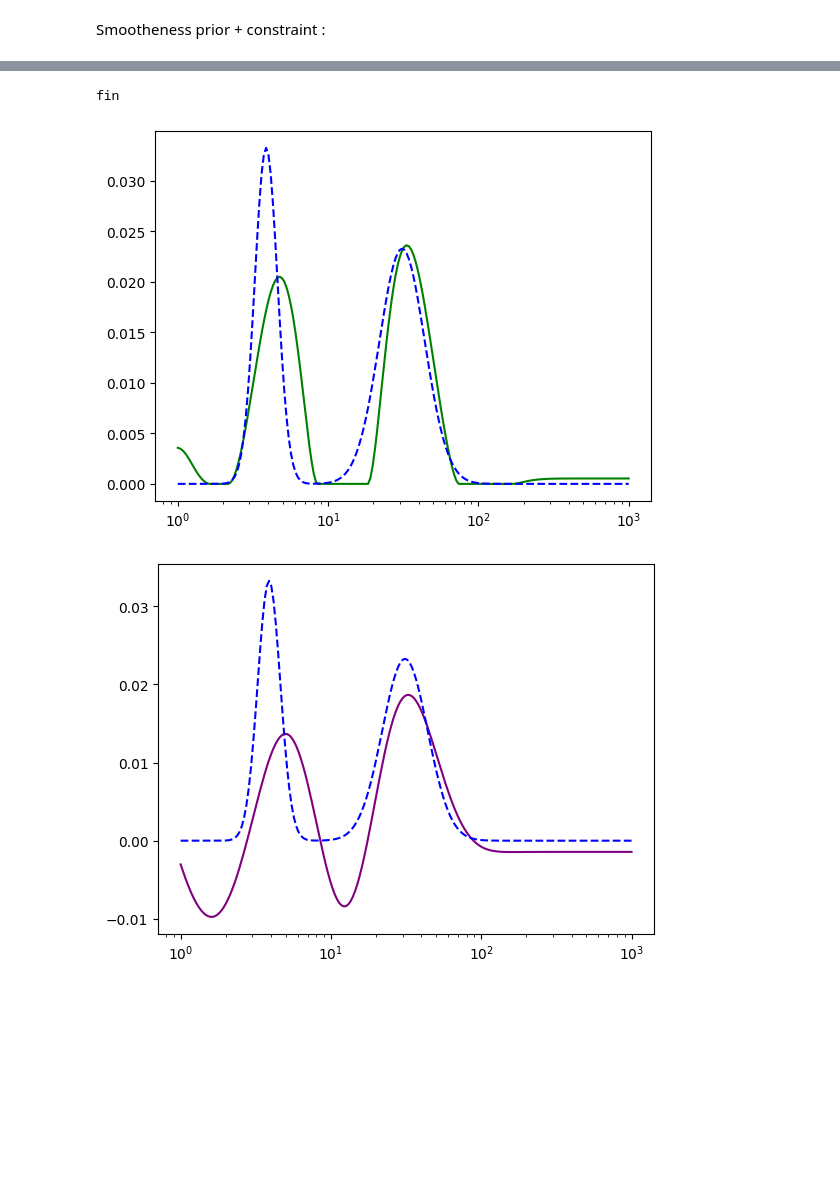
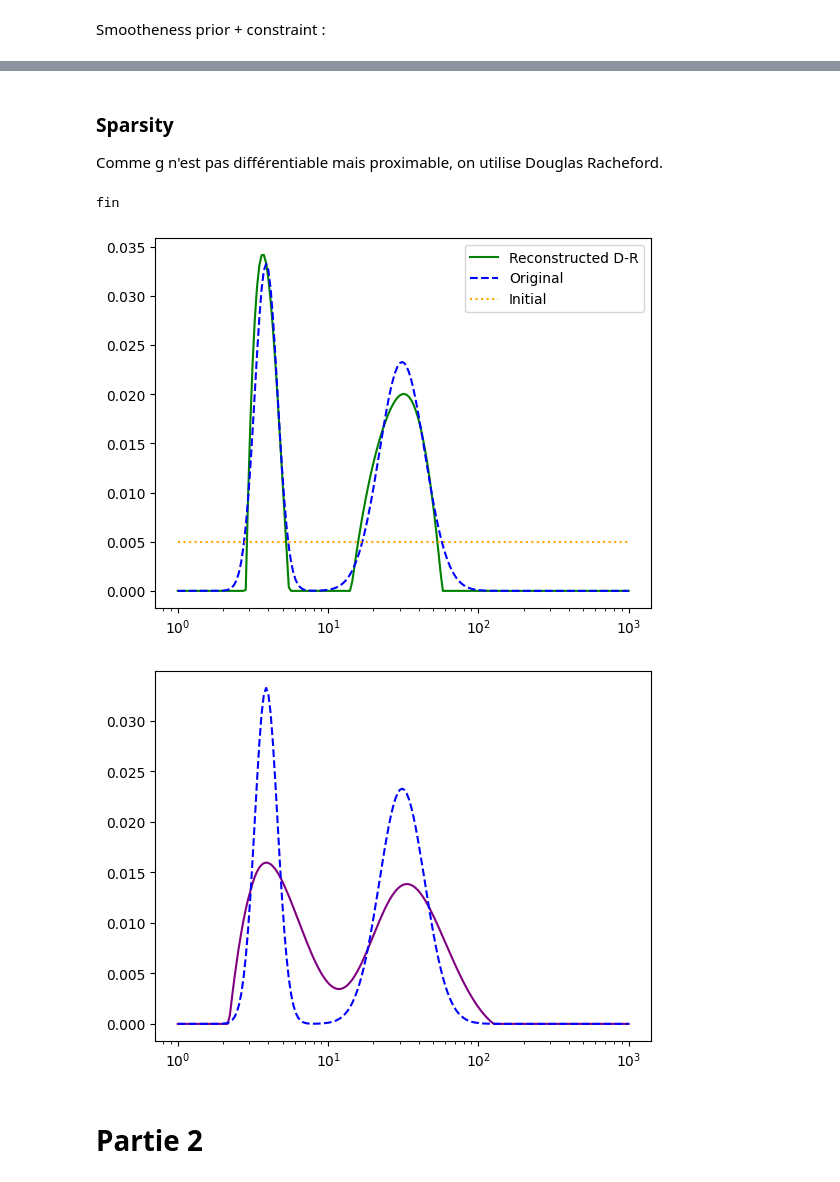
Before and after one commit to agathM/TPLSD, a Jupyter notebook: main.ipynb, the cells around one changed output, grey strips where cells are left out. Saved outputs shown, nothing was run; the diff lists cells and outputs as text; code cells hidden in the pictures; blank space fills up the shorter version.

```diff
--- a/main.ipynb
+++ b/main.ipynb
@@ -3,7 +5,7 @@ import numpy as np
 import pandas as pd
 import matplotlib.pyplot as plt
 # %%
-x = pd.read_table('x.txt',header=None,names=['x'])
+x_true = pd.read_table('x.txt',header=None,names=['x'])
 N = 200
 T_min, T_max = 1,1000
 T = np.array([T_min * np.exp(np.log(T_max/T_min)*i/(N-1)) for i in range(N)])
@@ -18,7 +20,7 @@ tmin, tmax = 0,1.5
 t = np.array([tmin + (tmax - tmin)*i/(M-1) for i in range(M)])
 K = np.exp(-np.outer(t,T))
 # %%
-z = K@x.x
+z = K@x_true.x
 sigma = 0.01 * z[0]
 w = np.random.normal(loc=np.zeros(M), scale=sigma,size=(M,))
 y = z + w
@@ -152,67 +162,91 @@ NQE Forward-Backward: 9.418840047038084e+41
+# %% [markdown]
+### Sparsity
+Comme g n'est pas différentiable mais proximable, on utilise Douglas Racheford.
 # %%
-def douglas_rachford(K, y, beta, x0, gamma, n_iter=200, lamb=1, tol=1e-6):
+def prox_f(v, gamma, K, y):
+    A = gamma * K.T @ K + np.eye(K.shape[1])
+    rhs = gamma *K.T @ y +  v
+    x = np.linalg.solve(A, rhs)
+    return x
+
+def prox_l1_vec(v, gamma):
+    return np.sign(v) * np.maximum(np.abs(v) - gamma, 0.0)
+
+
+def douglas_rachford(K, y, beta, gamma,x0=x_init, n_iter=200, lamb=1, tol=1e-6):
     xn = x0.copy()
+    yn_list = []
+    zn_list = []
+    xn_list = []
     for n in range(n_iter):
         tau = gamma * beta
-        yn = proximal_g(xn, tau)
+        yn = prox_l1_vec(xn, tau)
+        yn_list.append(yn)
 
         arg = 2.0 * yn - xn
         zn = prox_f(arg, gamma, K, y)
+        zn_list.append(zn)
 
         xn1 = xn + lamb * (zn - yn)
+        xn_list.append(xn1)
 
         resid = np.linalg.norm(xn1 - xn)
         if resid < tol:
             xn = xn1
+            print(f'Converged in {n} iterations.')
             break
 
         xn = xn1
 
-    x_est = proximal_g(xn, tau)
-    return x_est
+    x_est = prox_l1_vec(xn, tau)
+    return x_est, yn_list, zn_list, xn_list
 
-x0 = np.zeros(N)
-x_sol = douglas_rachford(K, y, beta = 0.1, x0 = x0, gamma = 1, n_iter=200, lamb = 1, tol=1e-6)
+x_sol, yn_list, zn_list, xn_list = douglas_rachford(K, y, beta = 0.05, gamma = 0.06, n_iter=1500, lamb = 1, tol=1e-6)
 print("fin")
 
 plt.plot(T, x_sol, label='Reconstructed D-R', color='green')
-plt.plot(T, x.x, label='Original', color='blue', linestyle='dashed')
+plt.plot(T, x_true.x, label='Original', color='blue', linestyle='dashed')
+plt.plot(T, x_init, label='Initial', color='orange', linestyle='dotted')
+plt.legend()
 plt.xscale('log')
 plt.show()
+#avec x_true beta = 0.05, gamma = 0.001
 # %% [output]
 fin
-[figure, old version]
+[figure, new version]
 # %%
 D = np.zeros((N-1,N))
 for i in range(N-1):
     D[i,i] = -1
     D[i,i+1] = 1
 def grad(x, beta, K, y):
     return K.T @ (K @ x - y) + beta * D.T @ (D @ x)
 def gradient_descent(K, y, beta, x0, n_iter=200, tol=1e-6, clipping=True):
     xn = x0.copy()
     yn = xn
     gamma = 2 / (np.linalg.norm(K, ord=2)**2 + beta * np.linalg.norm(D, ord=2)**2)
     lamb = 1.0
     for n in range(n_iter):
         grad_xn = grad(xn, beta, K, y)
         if clipping:
             yn = xn - gamma * grad_xn
             xn1 = xn + lamb * (np.clip(yn, 0, 1e3) - xn)
         else:
             xn1 = xn - gamma * grad_xn
         resid = np.linalg.norm(xn1 - xn)
         if resid < tol:
             xn = xn1
             break
         xn = xn1
     return xn
 
 x0 = np.zeros(N)
 x_sol = gradient_descent(K, y, beta = 10e-5, x0 = x0, n_iter=20000, tol=1e-6, clipping=True)
 plt.plot(T, x_sol, label='Reconstructed GD', color='purple')
-plt.plot(T, x.x, label='Original', color='blue', linestyle='dashed')
+plt.plot(T, x_true.x, label='Original', color='blue', linestyle='dashed')
 plt.xscale('log')
 plt.show()
 # %% [output]
-[figure, old version]
+[figure, new version]
+# %% [markdown]
+# Partie 2
```
Also changed, not shown: parts of 21 cells of this notebook.
